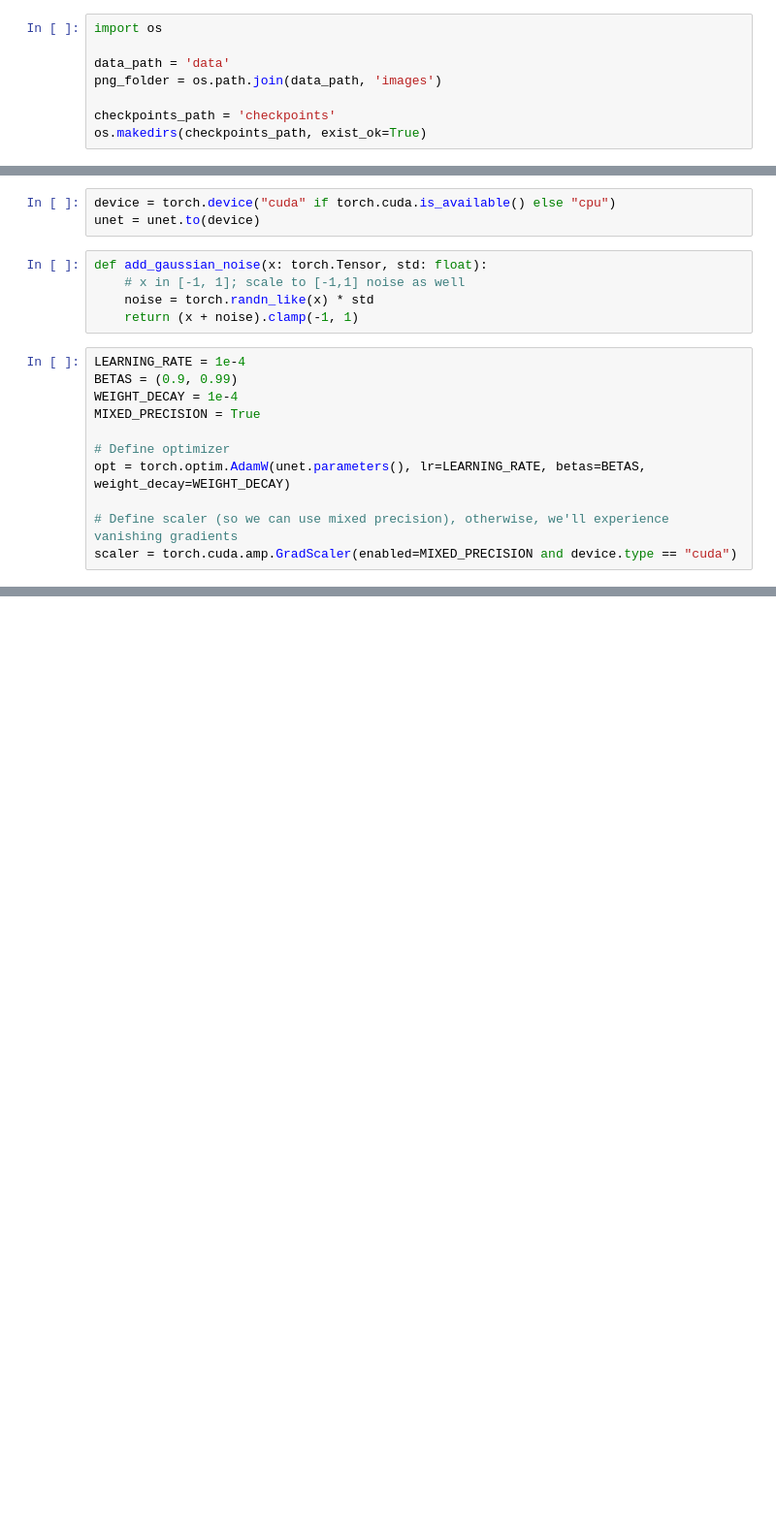
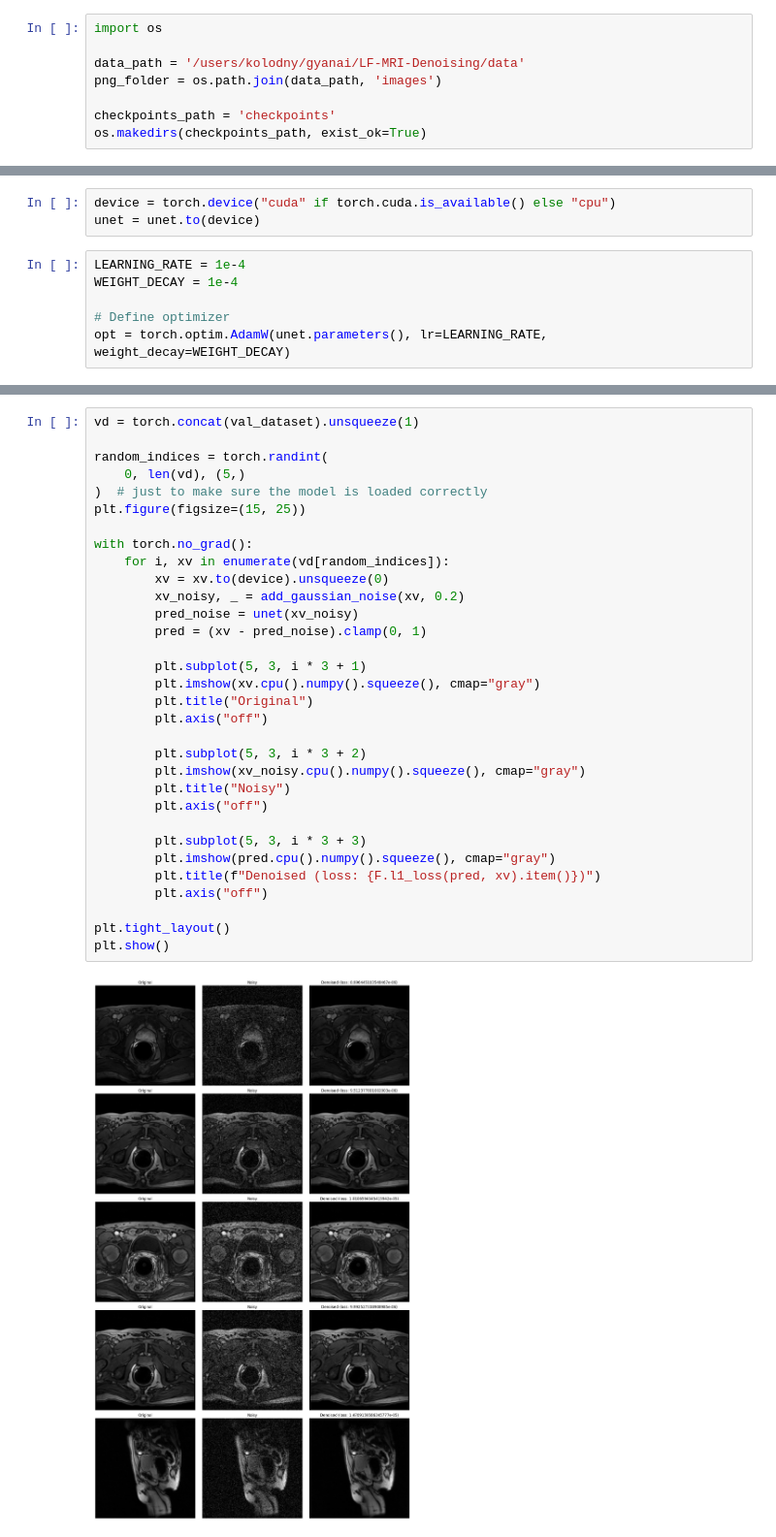
Before and after one commit to guyyanai/LF-MRI-Denoising, a Jupyter notebook: train_unet.ipynb, the cells around one changed output, grey strips where cells are left out. Shown at 97% size. Cells and saved outputs as stored; diff of their text form; blank space fills up the shorter version.

Commit message:
feat: make unet work

```diff
--- a/train_unet.ipynb
+++ b/train_unet.ipynb
@@ -14,7 +34,7 @@ set_seed()
 # %%
 import os
 
-data_path = 'data'
+data_path = '/users/kolodny/gyanai/LF-MRI-Denoising/data'
 png_folder = os.path.join(data_path, 'images')
 
 checkpoints_path = 'checkpoints'
@@ -72,22 +133,12 @@ unet = XUnet(
 # %%
 device = torch.device("cuda" if torch.cuda.is_available() else "cpu")
 unet = unet.to(device)
-# %%
-def add_gaussian_noise(x: torch.Tensor, std: float):
-    # x in [-1, 1]; scale to [-1,1] noise as well
-    noise = torch.randn_like(x) * std
-    return (x + noise).clamp(-1, 1)
 # %%
 LEARNING_RATE = 1e-4
-BETAS = (0.9, 0.99)
 WEIGHT_DECAY = 1e-4
-MIXED_PRECISION = True
 
 # Define optimizer
-opt = torch.optim.AdamW(unet.parameters(), lr=LEARNING_RATE, betas=BETAS, weight_decay=WEIGHT_DECAY)
-
-# Define scaler (so we can use mixed precision), otherwise, we'll experience vanishing gradients
-scaler = torch.cuda.amp.GradScaler(enabled=MIXED_PRECISION and device.type == "cuda")
+opt = torch.optim.AdamW(unet.parameters(), lr=LEARNING_RATE, weight_decay=WEIGHT_DECAY)
 # %%
 from tqdm import tqdm
 import torch.nn.functional as F
@@ -166,0 +207,34 @@ KeyboardInterrupt:
+# %%
+vd = torch.concat(val_dataset).unsqueeze(1)
+
+random_indices = torch.randint(
+    0, len(vd), (5,)
+)  # just to make sure the model is loaded correctly
+plt.figure(figsize=(15, 25))
+
+with torch.no_grad():
+    for i, xv in enumerate(vd[random_indices]):
+        xv = xv.to(device).unsqueeze(0)
+        xv_noisy, _ = add_gaussian_noise(xv, 0.2)
+        pred_noise = unet(xv_noisy)
+        pred = (xv - pred_noise).clamp(0, 1)
+
+        plt.subplot(5, 3, i * 3 + 1)
+        plt.imshow(xv.cpu().numpy().squeeze(), cmap="gray")
+        plt.title("Original")
+        plt.axis("off")
+
+        plt.subplot(5, 3, i * 3 + 2)
+        plt.imshow(xv_noisy.cpu().numpy().squeeze(), cmap="gray")
+        plt.title("Noisy")
+        plt.axis("off")
+
+        plt.subplot(5, 3, i * 3 + 3)
+        plt.imshow(pred.cpu().numpy().squeeze(), cmap="gray")
+        plt.title(f"Denoised (loss: {F.l1_loss(pred, xv).item()})")
+        plt.axis("off")
+
+plt.tight_layout()
+plt.show()
+# %% [output]
+[figure, added]
```
Also changed, not shown: parts of 7 cells of this notebook.
